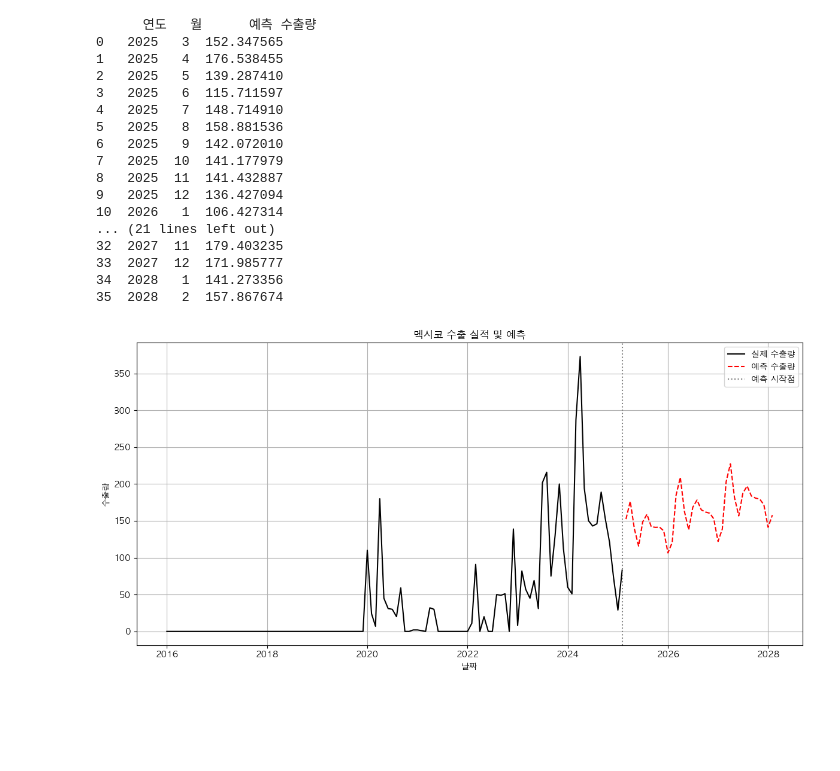
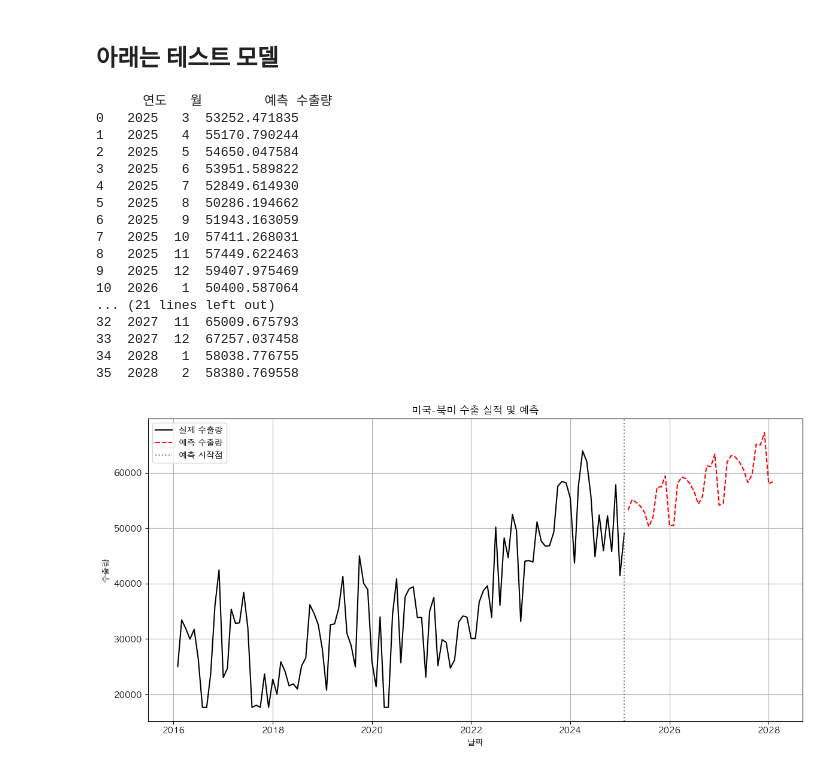
Before and after one commit to CodeWorks-hi/mini-project-2, a Jupyter notebook: jupyter_notebooks/모델_개발/car_recom_model.ipynb, the cells around one changed output. Drawn from its saved outputs; the diff is of its cells as text; code cells hidden in the pictures; blank space fills up the shorter version.

```diff
--- a/jupyter_notebooks/모델_개발/car_recom_model.ipynb
+++ b/jupyter_notebooks/모델_개발/car_recom_model.ipynb
@@ -28,0 +159,11 @@ elif platform.system() == "Linux":  # Linux (Ubuntu, Docker 등)
+# %%
+region_data = df[df['지역명'] == "미국-북미"].iloc[:, 1:].T
+region_data.columns = ['y']
+region_data.index = pd.to_datetime(region_data.index)
+region_data = region_data.asfreq('MS')
+region_data['y'] = pd.to_numeric(region_data['y'], errors='coerce')
+region_data = region_data.dropna()
+
+lstm_forecast = forecast_lstm(new_model, region_data, 24, new_scaler)
+print(lstm_forecast)
+plot_lstm_forecast(region_data, lstm_forecast)
@@ -29,3 +189,5 @@ elif platform.system() == "Linux":  # Linux (Ubuntu, Docker 등)
+# %% [markdown]
+## 아래는 테스트 모델
 # %%
 import pandas as pd
 from statsmodels.tsa.statespace.sarimax import SARIMAX
@@ -62,65 +224,64 @@ def forecast_future(fit_model, series, periods):
 
 
 file_path = "../../data/processed/현대_지역별수출실적_전처리.csv"  # 본인 환경에 맞게 경로 설정
-# region_name = "미국-북미"  # 입력받을 지역명
-region_name = "멕시코"
+region_name = "미국-북미"  # 입력받을 지역명
 forecast_months = 36   # 예측할 개월 수
 
 df = load_data(file_path)
-# df['지역명'] = df['지역명'].astype(str) + '-' + df['대륙'].astype(str).str.zfill(2)
+df['지역명'] = df['지역명'].astype(str) + '-' + df['대륙'].astype(str).str.zfill(2)
 
-# # 기존 컬럼 제거
-# df = df.drop(columns=['대륙'])
+# 기존 컬럼 제거
+df = df.drop(columns=['대륙'])
 
-# # '날짜' 컬럼을 맨 앞으로 이동
-# cols = ['지역명'] + [col for col in df.columns if col != '지역명']
-# df = df[cols]
+# '날짜' 컬럼을 맨 앞으로 이동
+cols = ['지역명'] + [col for col in df.columns if col != '지역명']
+df = df[cols]
 region_series = prepare_region_series(df, region_name)
 model = train_sarimax_model(region_series)
 forecast_result = forecast_future(model, region_series, forecast_months)
 
 print(forecast_result)
 
 import matplotlib.pyplot as plt
 
 def plot_series_with_forecast(series, forecast_result, region_name):
     # 실제값
     actual = series.copy()
 
     # 예측 날짜 구성
     forecast_index = pd.to_datetime(forecast_result['연도'].astype(str) + '-' + forecast_result['월'].astype(str))
     forecast_series = pd.Series(forecast_result['예측 수출량'].values, index=forecast_index)
 
     # 시각화
     plt.figure(figsize=(12, 6))
     plt.plot(actual.index, actual['y'], label='실제 수출량', color='black')
     plt.plot(forecast_series.index, forecast_series.values, label='예측 수출량', color='red', linestyle='--')
 
     plt.axvline(x=actual.index[-1], color='gray', linestyle=':', label='예측 시작점')
     plt.title(f"{region_name} 수출 실적 및 예측")
     plt.xlabel("날짜")
     plt.ylabel("수출량")
     plt.legend()
     plt.grid(True)
     plt.tight_layout()
     plt.show()
 plot_series_with_forecast(region_series, forecast_result, region_name)
 # %% [output]
-      연도   월      예측 수출량
-0   2025   3  152.347565
-1   2025   4  176.538455
-2   2025   5  139.287410
-3   2025   6  115.711597
-4   2025   7  148.714910
-5   2025   8  158.881536
-6   2025   9  142.072010
-7   2025  10  141.177979
-8   2025  11  141.432887
-9   2025  12  136.427094
-10  2026   1  106.427314
+      연도   월        예측 수출량
+0   2025   3  53252.471835
+1   2025   4  55170.790244
+2   2025   5  54650.047584
+3   2025   6  53951.589822
+4   2025   7  52849.614930
+5   2025   8  50286.194662
+6   2025   9  51943.163059
+7   2025  10  57411.268031
+8   2025  11  57449.622463
+9   2025  12  59407.975469
+10  2026   1  50400.587064
 ... (21 lines left out)
-32  2027  11  179.403235
-33  2027  12  171.985777
-34  2028   1  141.273356
-35  2028   2  157.867674
+32  2027  11  65009.675793
+33  2027  12  67257.037458
+34  2028   1  58038.776755
+35  2028   2  58380.769558
-[figure, old version]
+[figure, new version]
```
Also changed, not shown: parts of 5 cells of this notebook, 2 other files.
